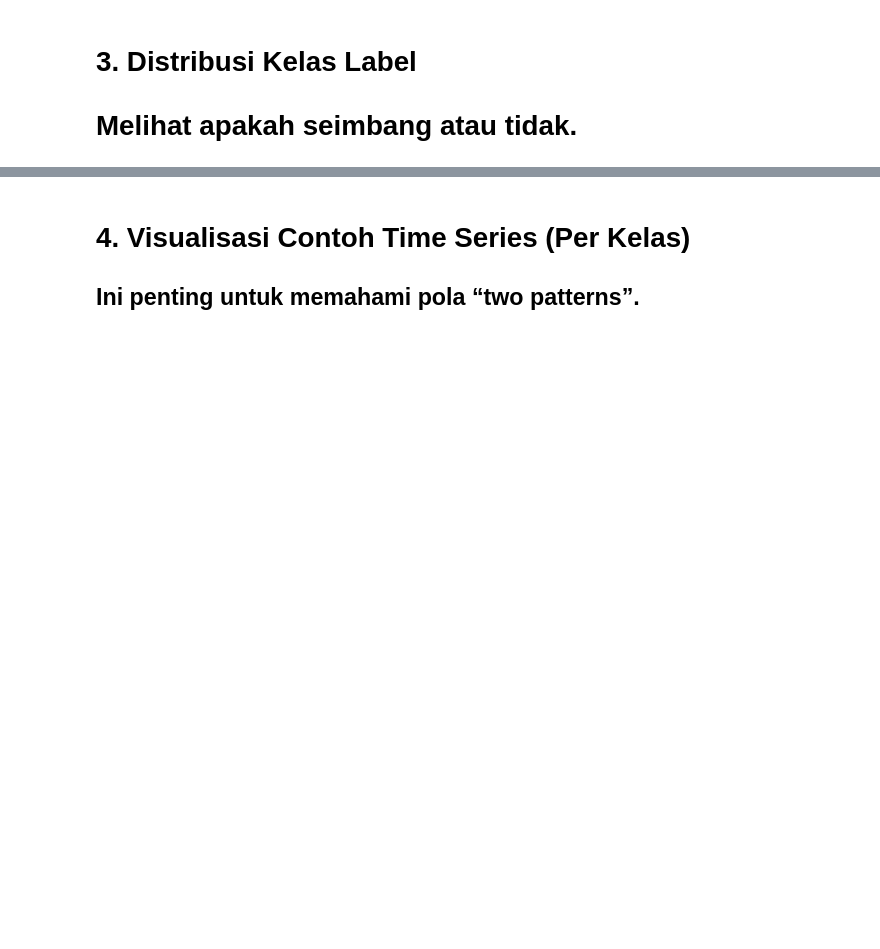
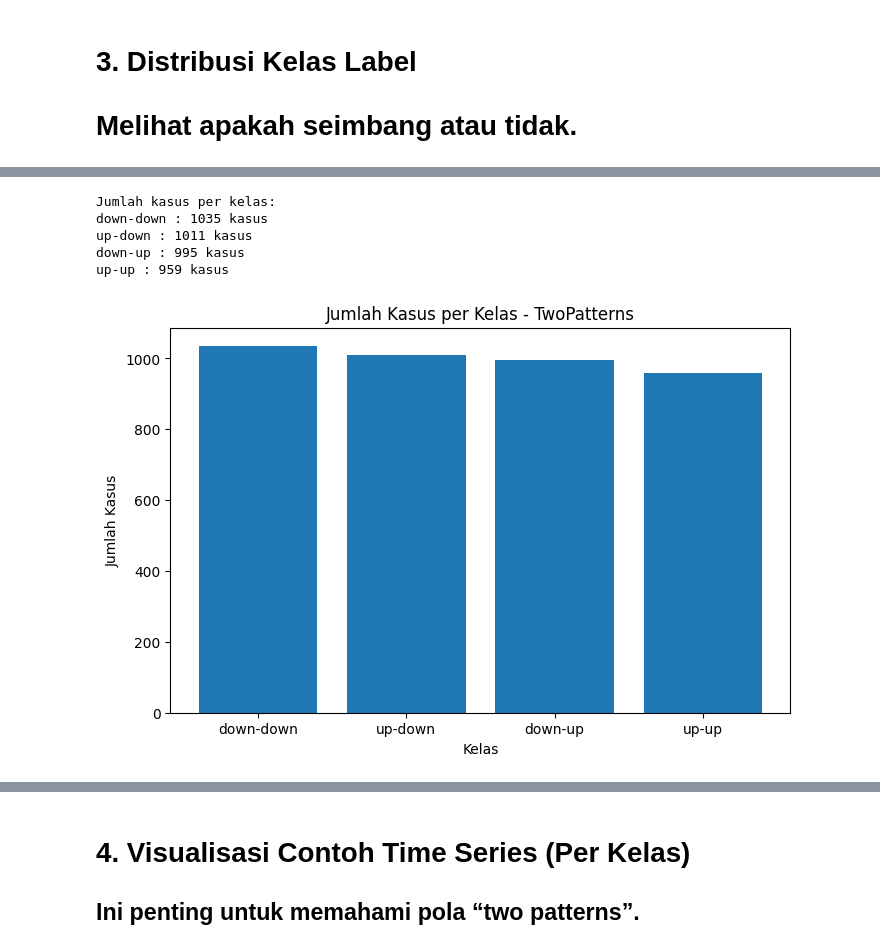
Before and after one commit to JordanHutahaean/PSD, a Jupyter notebook: _sources/Projek_Akhir.ipynb, the cells around one changed output, grey strips where cells are left out. Drawn from its saved outputs; the diff is of its cells as text; code cells hidden in the pictures; blank space fills up the shorter version.

```diff
--- a/_sources/Projek_Akhir.ipynb
+++ b/_sources/Projek_Akhir.ipynb
@@ -287 +295,52 @@ up-up : 242 kasus
+# %%
+import numpy as np
+import matplotlib.pyplot as plt
+from sktime.datasets import load_from_tsfile
+
+# File dataset
+file_path = r'TwoPatterns/TwoPatterns_TEST.ts'
+
+# file_path = r'TwoPatterns/TwoPatterns_TEST.ts'
+
+# Membaca dataset .ts
+X, labels = load_from_tsfile(
+    file_path,
+    return_data_type="numpy3d"
+)
+
+# Nama kelas sesuai dataset
+nama_kelas = {
+    1: 'down-down',
+    2: 'up-down',
+    3: 'down-up',
+    4: 'up-up'
+}
+
+# Hitung jumlah tiap kelas
+(unique, counts) = np.unique(labels, return_counts=True)
+jumlah_kasus = {
+    nama_kelas[int(k)]: v
+    for k, v in zip(unique, counts)
+    if int(k) in nama_kelas
+}
+
+# Tampilkan hasil
+print("Jumlah kasus per kelas:")
+for k, v in jumlah_kasus.items():
+    print(f"{k} : {v} kasus")
+
+# Visualisasi bar chart
+plt.figure(figsize=(8,5))
+plt.bar(jumlah_kasus.keys(), jumlah_kasus.values())
+plt.title("Jumlah Kasus per Kelas - TwoPatterns")
+plt.xlabel("Kelas")
+plt.ylabel("Jumlah Kasus")
+plt.show()
+# %% [output]
+Jumlah kasus per kelas:
+down-down : 1035 kasus
+up-down : 1011 kasus
+down-up : 995 kasus
+up-up : 959 kasus
+[figure, added]
 # %% [markdown]
```
Also changed, not shown: parts of 69 cells of this notebook, 36 other files.
